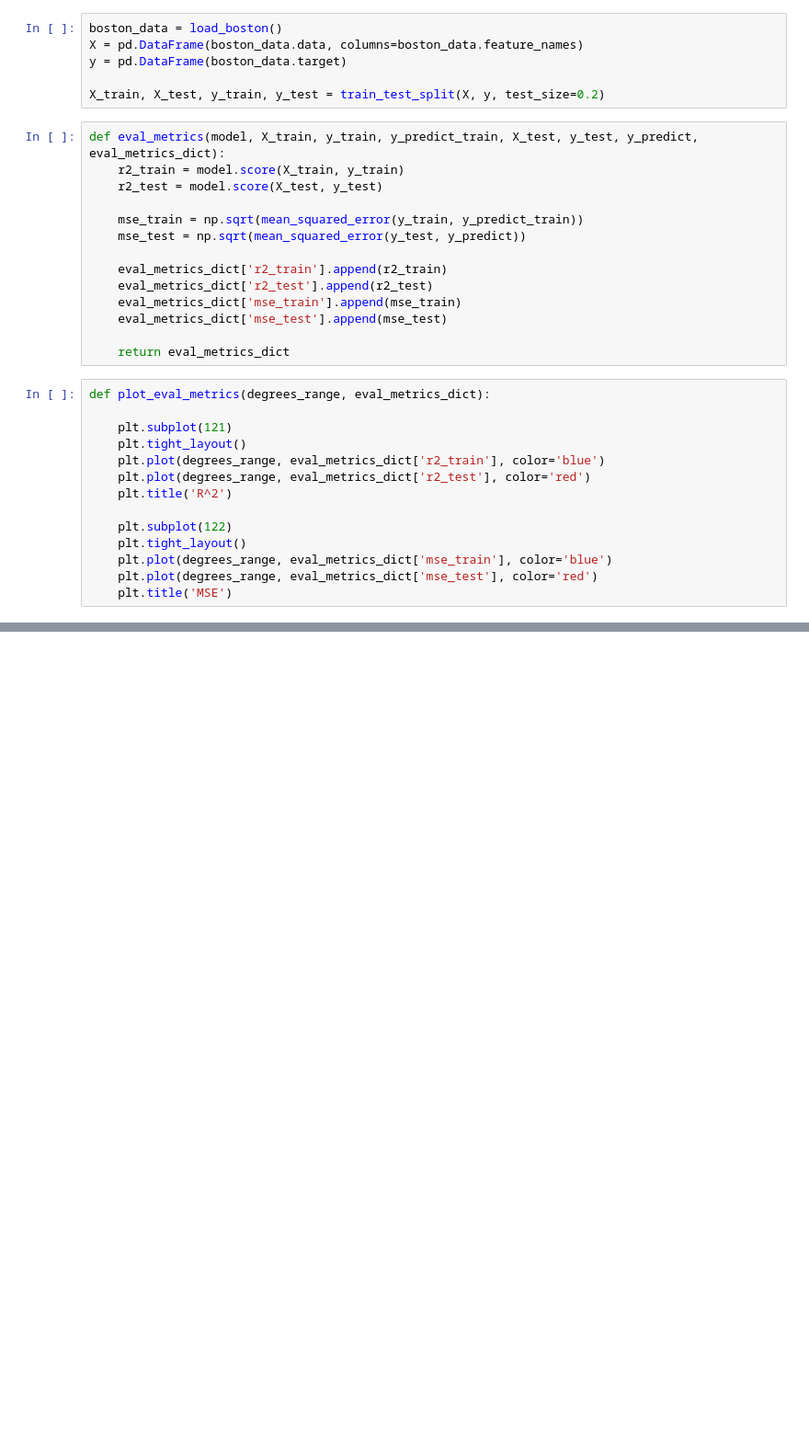
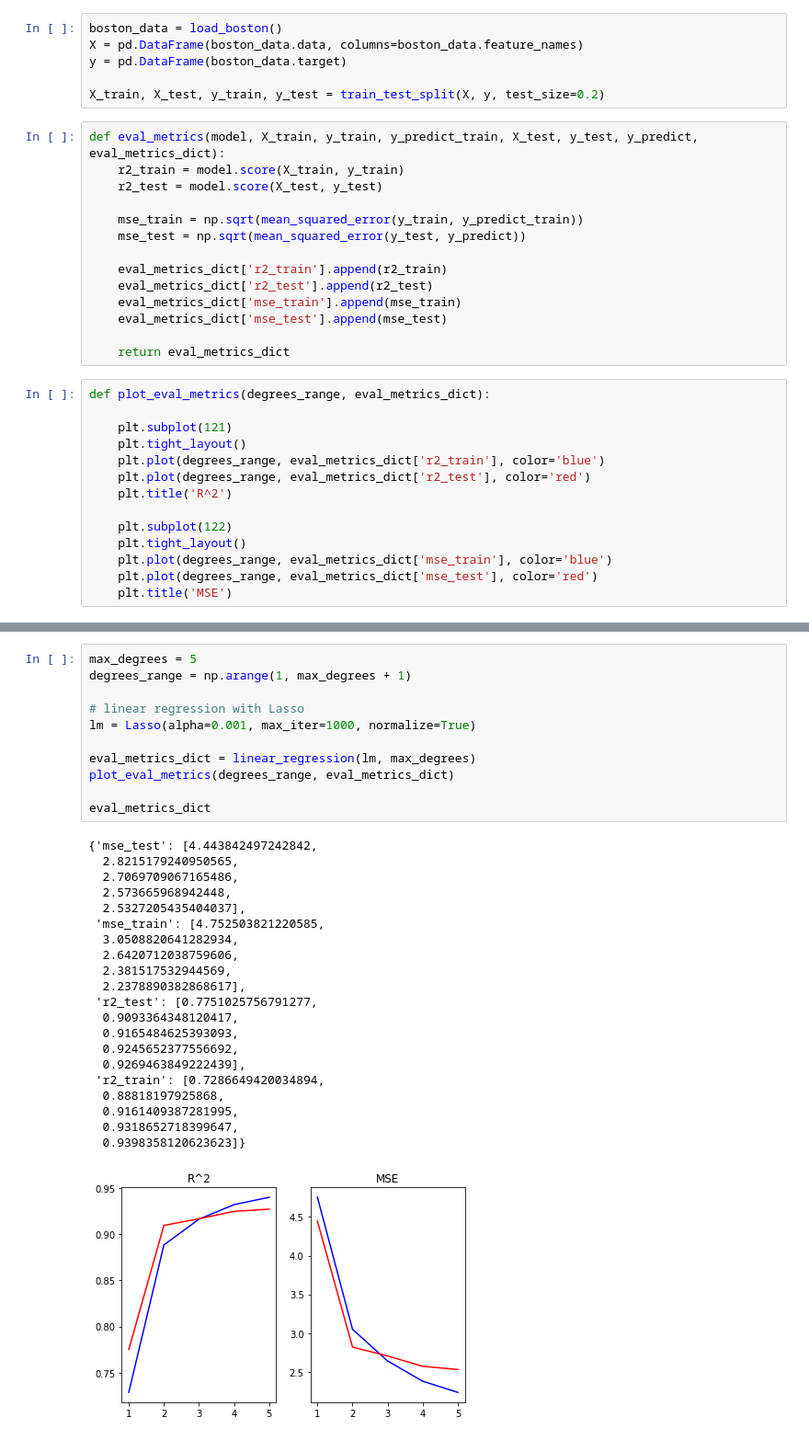
Before and after one commit to pankajk86/ML-stuff, a Jupyter notebook: regression/boston_study.ipynb, the cells around one changed output, grey strips where cells are left out. Shown at 92% size. Saved outputs shown, nothing was run; the diff lists cells and outputs as text; blank space fills up the shorter version.

Commit message:
added lasso for boston_study

```diff
--- a/regression/boston_study.ipynb
+++ b/regression/boston_study.ipynb
@@ -76,0 +104,33 @@ plot_eval_metrics(degrees_range, eval_metrics_dict)
+# %%
+max_degrees = 5
+degrees_range = np.arange(1, max_degrees + 1)
+
+# linear regression with Lasso
+lm = Lasso(alpha=0.001, max_iter=1000, normalize=True)
+
+eval_metrics_dict = linear_regression(lm, max_degrees)
+plot_eval_metrics(degrees_range, eval_metrics_dict)
+
+eval_metrics_dict
+# %% [output]
+{'mse_test': [4.443842497242842,
+  2.8215179240950565,
+  2.7069709067165486,
+  2.573665968942448,
+  2.5327205435404037],
+ 'mse_train': [4.752503821220585,
+  3.0508820641282934,
+  2.6420712038759606,
+  2.381517532944569,
+  2.2378890382868617],
+ 'r2_test': [0.7751025756791277,
+  0.9093364348120417,
+  0.9165484625393093,
+  0.9245652377556692,
+  0.9269463849222439],
+ 'r2_train': [0.7286649420034894,
+  0.88818197925868,
+  0.9161409387281995,
+  0.9318652718399647,
+  0.9398358120623623]}
+[figure, added]
```
Also changed, not shown: parts of 3 cells of this notebook.
